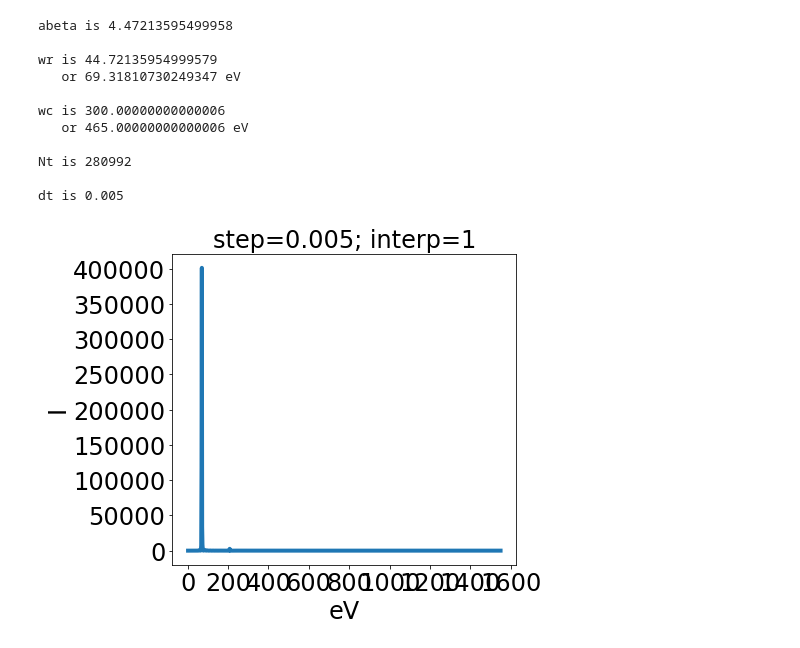
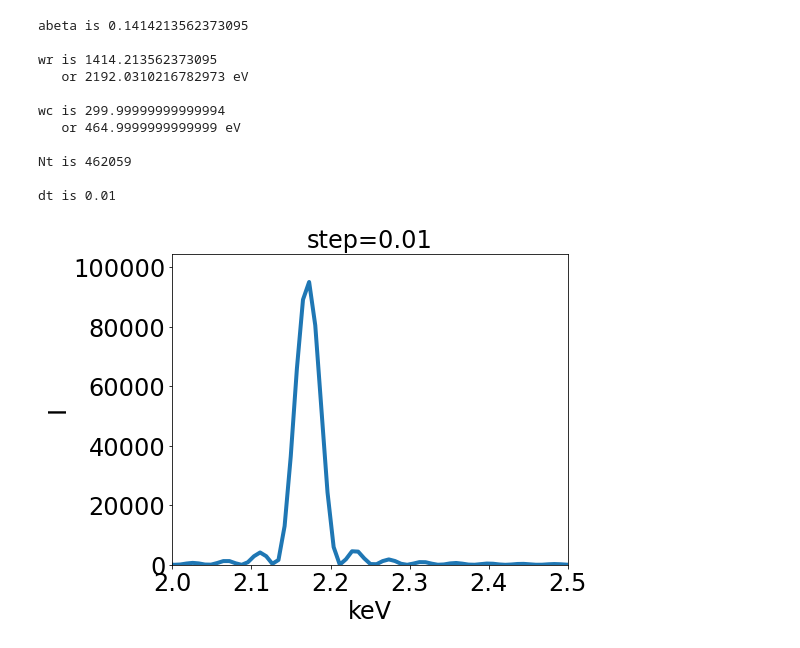
Before and after one commit to tianhongg/SIRC, a Jupyter notebook: SampleInput_II.ipynb, the cells around one changed output. Cells and saved outputs as stored; diff of their text form; code cells hidden in the pictures.

```diff
--- a/SampleInput_II.ipynb
+++ b/SampleInput_II.ipynb
@@ -5,14 +5,14 @@ import matplotlib.pyplot as plt
 import math
 
 
-px0=10;
-y0=2;
+px0=100;
+y0=0.02;
 
 
-Nb=50;
+Nb=52;
 
 tfin=Nb*(2*np.pi*np.sqrt(2*px0));
-tstep=0.005;
+tstep=0.01;
 
 Nt=np.int_(np.floor(tfin/tstep));
 
@@ -28,13 +28,20 @@ def SaveAsH5(rank):
 
     tt = np.arange(Nt)*tstep
 
-    px =  np.ones(Nt)*px0
-    py = -np.sqrt(px0/2)*y0*np.sin(tt/np.sqrt(2*px0))
-    pz =                  0*np.sin(tt/np.sqrt(2*px0))
+    kb = 1/np.sqrt(2*px0)
+    vx0 = px0/math.sqrt(1+px0*px0);
 
-    xx = np.arange(Nt)*np.sqrt(1-1/px0/px0)*tstep
-    yy = y0*np.cos(tt/np.sqrt(2*px0))
-    zz =  0*np.cos(tt/np.sqrt(2*px0))
+    py = kb*y0*np.cos(kb*tt)*px0
+    yy =    y0*np.sin(kb*tt)
+
+    px = np.sqrt(px0*px0-1-py*py);
+    xx = np.zeros(Nt)
+
+    for i in np.arange(1,Nt,1):
+        xx[i]=xx[i-1]+(px[i]+px[i-1])/2/px0*tstep
+
+    pz = np.zeros(Nt)
+    zz = np.zeros(Nt)
 
 
     f = h5.File('Traj_%d_.h5'%rank,'w')
@@ -55,16 +62,16 @@ def SaveAsH5(rank):
 for i in range(4):
      SaveAsH5(i)
 # %% [output]
-abeta is 4.47213595499958
+abeta is 0.1414213562373095
 
-wr is 44.72135954999579
-   or 69.31810730249347 eV
+wr is 1414.213562373095
+   or 2192.0310216782973 eV
 
-wc is 300.00000000000006
-   or 465.00000000000006 eV
+wc is 299.99999999999994
+   or 464.9999999999999 eV
 
-Nt is 280992
+Nt is 462059
 
-dt is 0.005
+dt is 0.01
 # %%
 %%capture
@@ -72,31 +79,32 @@ rm Synchrotron_0000* ; mpiexec -n 4 SIRC
 # %%
+from scipy import special
+
 filename = 'Synchrotron_00004_.h5'
 hf = h5.File(filename, 'r')
 Ax = np.square(np.array(hf['Ax_R']))+np.square(np.array(hf['Ax_I']))
 Ay = np.square(np.array(hf['Ay_R']))+np.square(np.array(hf['Ay_I']))
 Az = np.square(np.array(hf['Az_R']))+np.square(np.array(hf['Az_I']))
 eng = np.array(hf['Energy[eV]'])
 I = Ay+Ax+Az
 
 
-
 fig, ax = plt.subplots()
 
-ax.plot(eng, (I[:,0,0,0]), linewidth=4.0)
+ax.plot(eng/1000, (I[:,0,0,0]), linewidth=4.0)
 
 
 
 for label in (ax.get_xticklabels() + ax.get_yticklabels()):
         label.set_fontsize(24)
-ax.set_xlabel('eV', fontsize=24)
+ax.set_xlabel('keV', fontsize=24)
 ax.set_ylabel('I', fontsize=24)
 fig.tight_layout()
 fig.set_size_inches(8, 6)
-# ax.set(ylim=(0,np.max(I)*1.1),xlim=(0,2000))
-# ax.set(ylim=(0.001,np.max(I)*2.1))
-ax.set_title('step=%s; interp=1'%tstep, fontsize=24)
-# ax.patch.set_alpha(0.0)
+ax.set(ylim=(0,np.max(I)*1.1),xlim=(2,2.5))
+# ax.set(ylim=(100,np.max(I)*2.1))
+ax.set_title('step=%s'%tstep, fontsize=24)
+ax.patch.set_alpha(0.0)
 # ax.set_yscale('log')
 plt.show()
 # %% [output]
-[figure, old version]
+[figure, new version]
```
Also changed, not shown: parts of 4 cells of this notebook, 16 other files.
